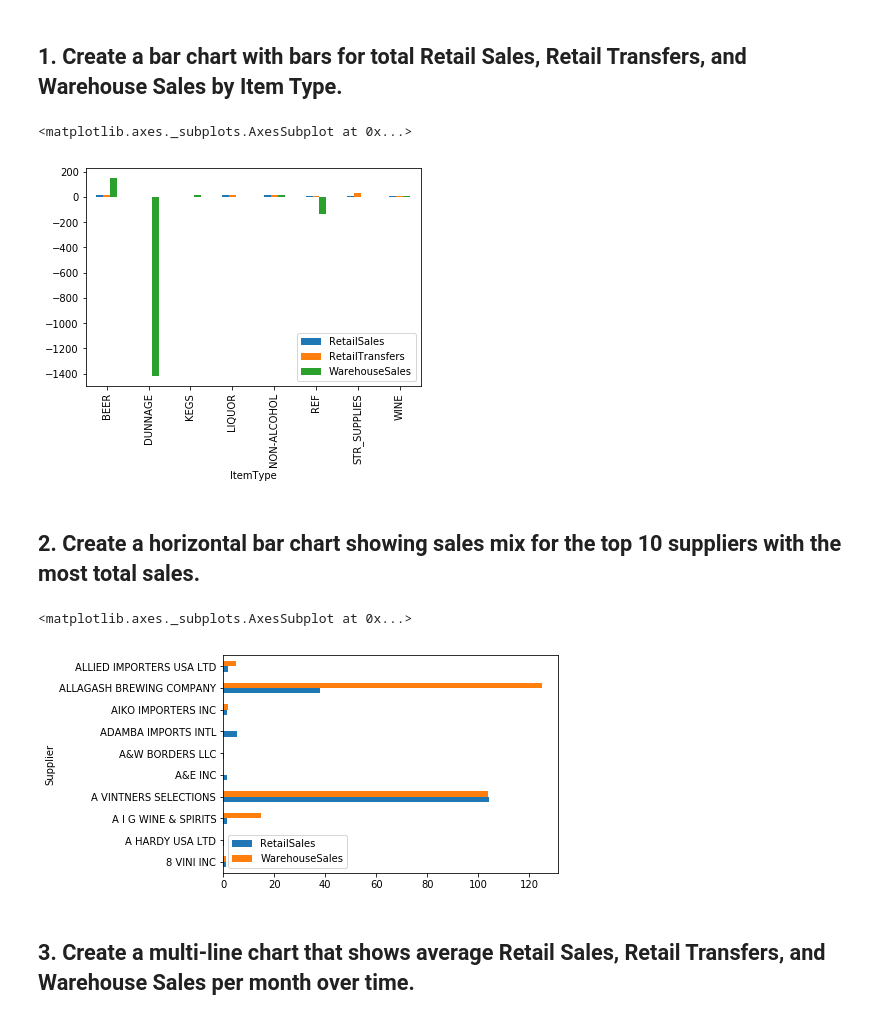
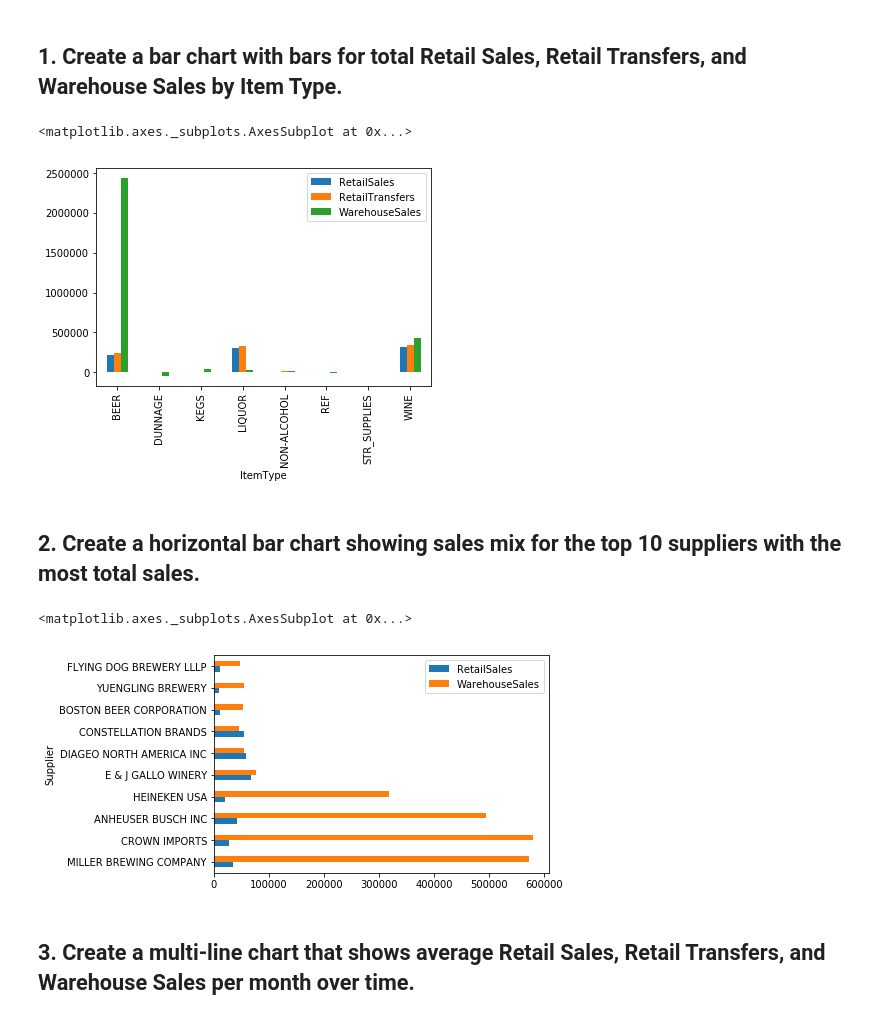
Before and after one commit to hector-moreno/datamad0119, a Jupyter notebook: module-2/lab-plotting-multiple-data-series/your-code/main.ipynb, the cells around one changed output. Drawn from its saved outputs; the diff is of its cells as text; code cells hidden in the pictures.

```diff
--- a/module-2/lab-plotting-multiple-data-series/your-code/main.ipynb
+++ b/module-2/lab-plotting-multiple-data-series/your-code/main.ipynb
@@ -25,21 +25,25 @@ data.head()
 # %%
 
 
-byItem = data[["RetailSales", "RetailTransfers", "WarehouseSales", "ItemType"]].groupby(["ItemType"]).agg("mean")
+byItem = data[["RetailSales", "RetailTransfers", "WarehouseSales", "ItemType"]].groupby(["ItemType"]).agg("sum")
 byItem.plot.bar()
 # %% [output]
 <matplotlib.axes._subplots.AxesSubplot at 0x...>
-[figure, old version]
+[figure, new version]
 # %% [markdown]
 ## 2. Create a horizontal bar chart showing sales mix for the top 10 suppliers with the most total sales.
 # %%
-
-top10 = data[['RetailSales', 'WarehouseSales', "Supplier"]].groupby(["Supplier"]).agg("max")
-top10[:10].plot.barh()
+top10 = data[['RetailSales', 'WarehouseSales', "Supplier"]].groupby(["Supplier"]).agg("sum")
+#top10 = data[['RetailSales', 'WarehouseSales', "Supplier"]].groupby(["Supplier"]).agg("max")
+#top10[:10].plot.barh()
 #data[['RetailSales', 'WarehouseSales']].sort_values(by=['RetailSales', 'WarehouseSales'], ascending=True).plot(kind='barh')
+#dataSorted = top10.sort_values(by=['RetailSales', 'WarehouseSales'], inplace=True)
+top10['suma'] = top10['RetailSales'] + top10['WarehouseSales']
+sortedTop = top10.sort_values(by= ['suma'], ascending = False)
+sortedTop[['RetailSales', 'WarehouseSales']][:10].plot.barh()
 # %% [output]
 <matplotlib.axes._subplots.AxesSubplot at 0x...>
-[figure, old version]
+[figure, new version]
 # %% [markdown]
 ## 3. Create a multi-line chart that shows average Retail Sales, Retail Transfers, and Warehouse Sales per month over time.
 # %%
```
Also changed, not shown: parts of 4 cells of this notebook.
